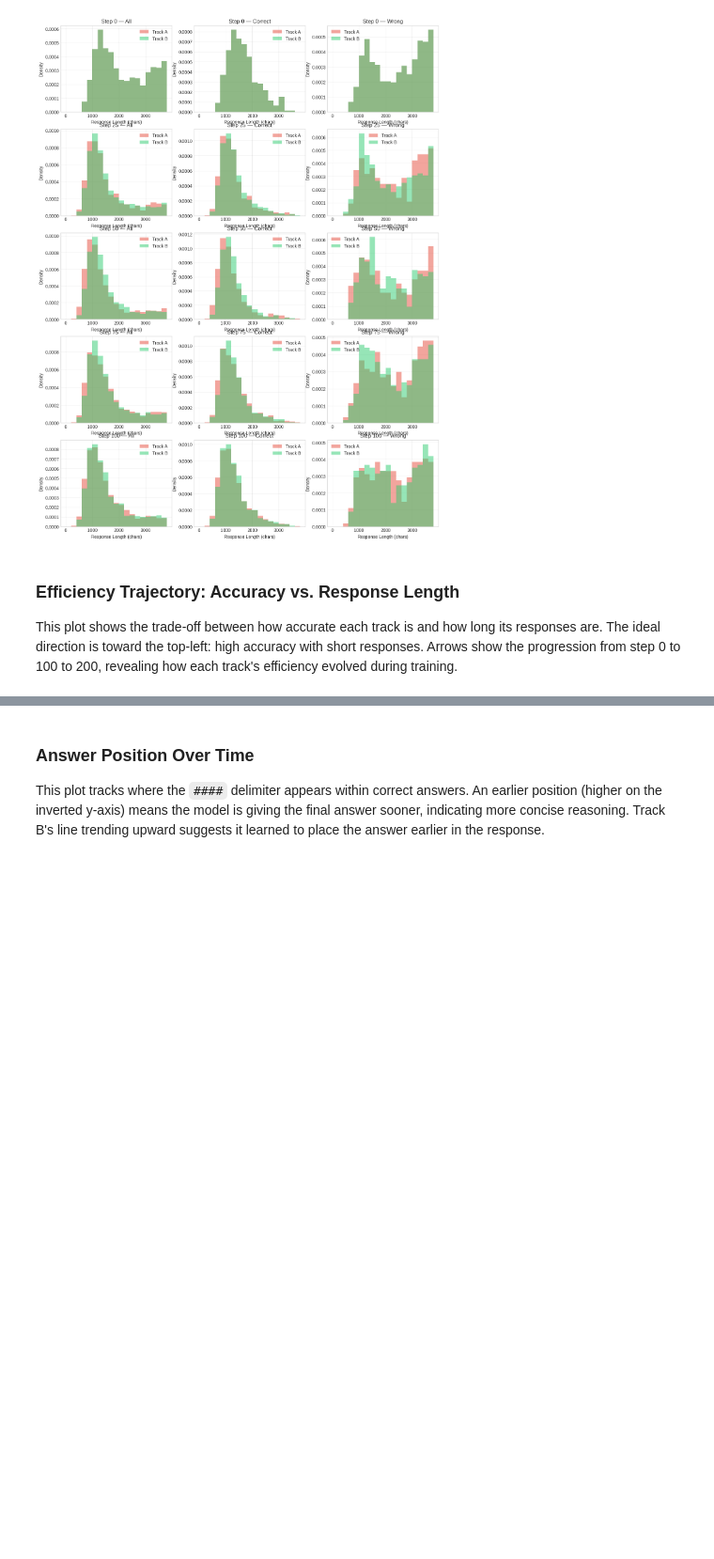
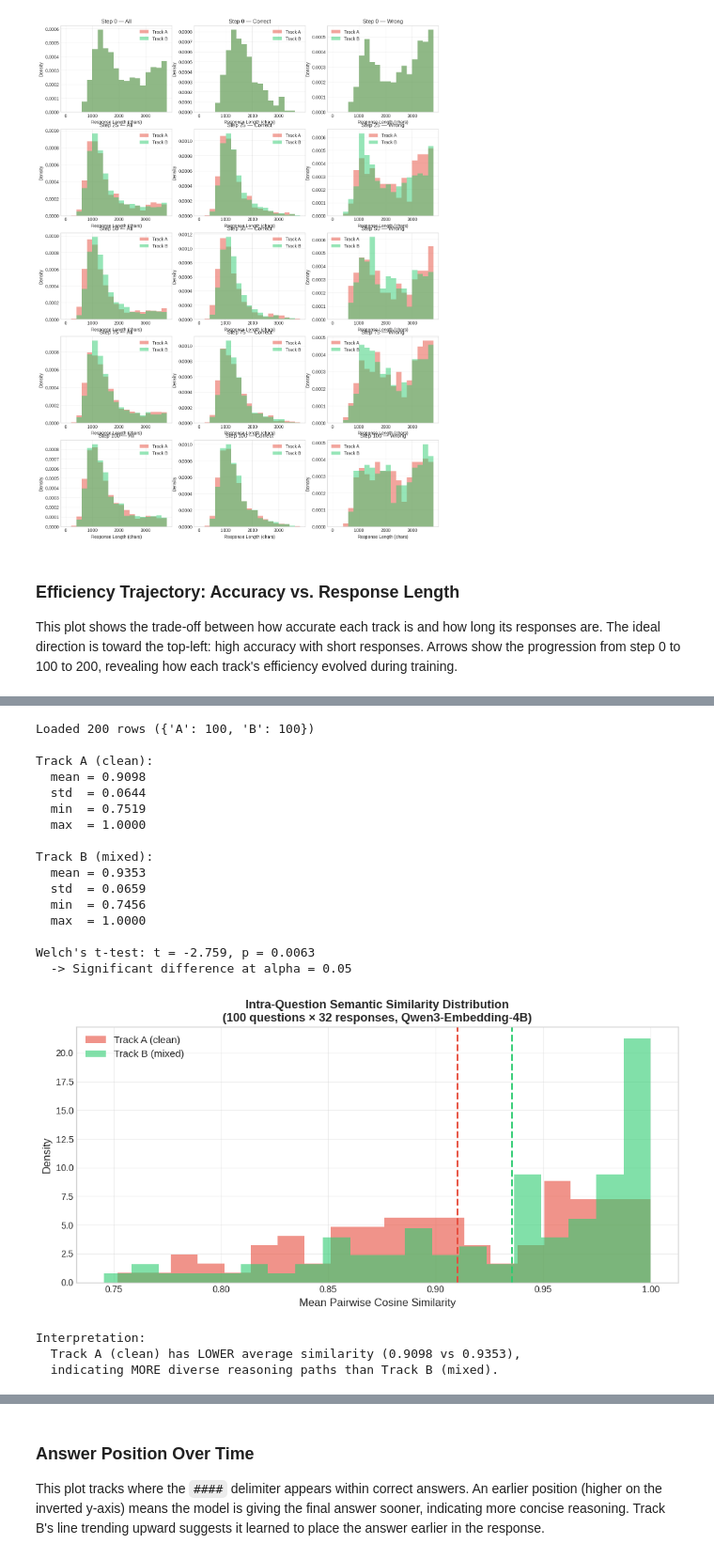
Before and after one commit to cfw20/cs224r-project-e3, a Jupyter notebook: notebooks/0p6_analysis_complete_run.ipynb, the cells around one changed output, grey strips where cells are left out. Shown at 94% size. Cells and saved outputs as stored; diff of their text form; code cells hidden in the pictures; blank space fills up the shorter version.

```diff
--- a/notebooks/0p6_analysis_complete_run.ipynb
+++ b/notebooks/0p6_analysis_complete_run.ipynb
@@ -1389,0 +1478,78 @@ track  step  accuracy  mean_length
+# %%
+import pandas as pd
+import matplotlib.pyplot as plt
+import numpy as np
+
+DIVERSITY_DIR = "diversity_0p6b"
+df_div = pd.read_csv(os.path.join(DIVERSITY_DIR, "embedding_diversity_results.csv"))
+
+print(f"Loaded {len(df_div)} rows ({df_div['track'].value_counts().to_dict()})")
+print()
+
+# Summary statistics per track
+for track in ["A", "B"]:
+    subset = df_div[df_div["track"] == track]["mean_similarity"]
+    print(f"Track {track} (clean):" if track == "A" else f"Track {track} (mixed):")
+    print(f"  mean = {subset.mean():.4f}")
+    print(f"  std  = {subset.std():.4f}")
+    print(f"  min  = {subset.min():.4f}")
+    print(f"  max  = {subset.max():.4f}")
+    print()
+
+# Statistical test: Welch's t-test on the 100 per-question means
+from scipy import stats
+a_vals = df_div[df_div["track"] == "A"]["mean_similarity"].values
+b_vals = df_div[df_div["track"] == "B"]["mean_similarity"].values
+t_stat, p_value = stats.ttest_ind(a_vals, b_vals, equal_var=False)
+print(f"Welch's t-test: t = {t_stat:.3f}, p = {p_value:.4f}")
+print(f"  -> {'Significant' if p_value < 0.05 else 'Not significant'} difference at alpha = 0.05")
+
+# Plot distributions
+fig, ax = plt.subplots(figsize=(10, 5))
+colors = {"A": "#e74c3c", "B": "#2ecc71"}
+for track in ["A", "B"]:
+    subset = df_div[df_div["track"] == track]["mean_similarity"]
+    label = f"Track {track} ({'clean' if track == 'A' else 'mixed'})"
+    ax.hist(subset, bins=20, alpha=0.6, label=label, color=colors[track], density=True)
+    ax.axvline(subset.mean(), color=colors[track], linestyle="--", linewidth=2)
+
+ax.set_xlabel("Mean Pairwise Cosine Similarity", fontsize=12)
+ax.set_ylabel("Density", fontsize=12)
+ax.set_title("Intra-Question Semantic Similarity Distribution\n(100 questions × 32 responses, Qwen3-Embedding-4B)", fontsize=13, fontweight="bold")
+ax.legend(fontsize=11)
+ax.grid(True, alpha=0.3)
+plt.tight_layout()
+plt.savefig("0p6b_embedding_diversity.png", dpi=150, bbox_inches="tight")
+plt.show()
+
+# Interpretation helper
+mean_a = df_div[df_div["track"] == "A"]["mean_similarity"].mean()
+mean_b = df_div[df_div["track"] == "B"]["mean_similarity"].mean()
+print(f"\nInterpretation:")
+if mean_b < mean_a:
+    print(f"  Track B (mixed) has LOWER average similarity ({mean_b:.4f} vs {mean_a:.4f}),")
+    print(f"  indicating MORE diverse reasoning paths than Track A (clean).")
+else:
+    print(f"  Track A (clean) has LOWER average similarity ({mean_a:.4f} vs {mean_b:.4f}),")
+    print(f"  indicating MORE diverse reasoning paths than Track B (mixed).")
+# %% [output]
+Loaded 200 rows ({'A': 100, 'B': 100})
+
+Track A (clean):
+  mean = 0.9098
+  std  = 0.0644
+  min  = 0.7519
+  max  = 1.0000
+
+Track B (mixed):
+  mean = 0.9353
+  std  = 0.0659
+  min  = 0.7456
+  max  = 1.0000
+
+Welch's t-test: t = -2.759, p = 0.0063
+  -> Significant difference at alpha = 0.05
+[figure, added]
+Interpretation:
+  Track A (clean) has LOWER average similarity (0.9098 vs 0.9353),
+  indicating MORE diverse reasoning paths than Track B (mixed).
```
Also changed, not shown: parts of 8 cells of this notebook, 8 other files.
